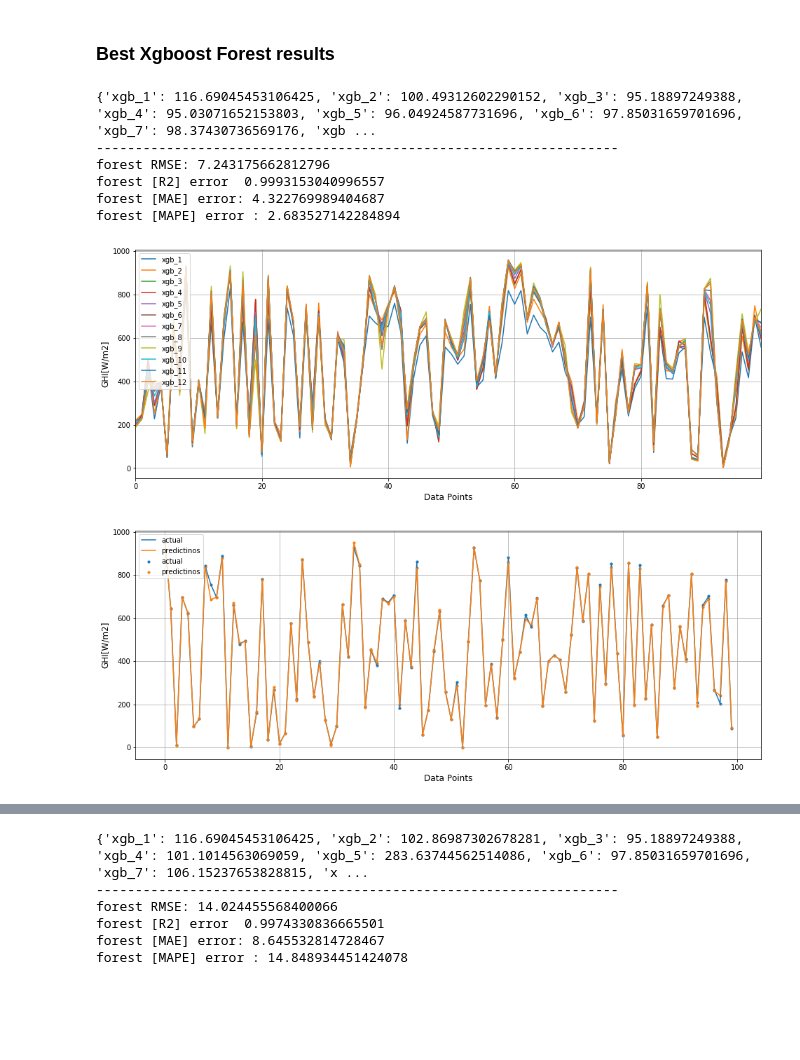
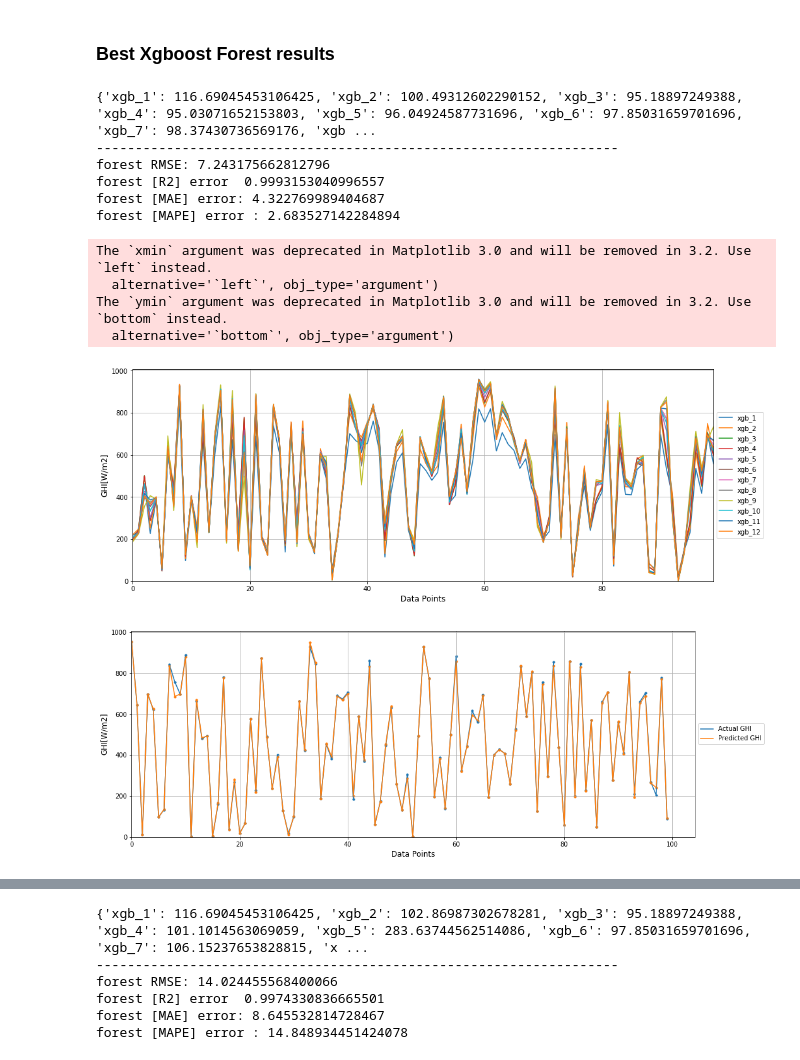
Before and after one commit to orionpax00/weather, a Jupyter notebook: src/final_results.ipynb, the cells around one changed output, grey strips where cells are left out. Drawn from its saved outputs; the diff is of its cells as text; code cells hidden in the pictures; blank space fills up the shorter version.

```diff
--- a/src/final_results.ipynb
+++ b/src/final_results.ipynb
@@ -257,40 +272,48 @@ for counter,i in enumerate(min_x_test):
 df_plot = df_pred1[0:100]
 fig, ax = plt.subplots(figsize=(16,6))
 df_plot.plot(ax=ax)
 ax.grid(True)
-ax.legend(loc='upper left',)
+ax.set_xlim(xmin=0)
+ax.set_ylim(ymin=0)
+ax.legend(loc='center left', bbox_to_anchor=(1, 0.5))
 plt.xlabel('Data Points', fontsize=12)
 plt.ylabel('GHI[W/m2]', fontsize=12)
 plt.show()
 
 
 fig, ax = plt.subplots(figsize=(16,6))
-ax.plot(original_y_test,linewidth=1.5,label="actual")
-ax.scatter(x,original_y_test,s=10,label="actual")
-ax.plot(predictinos,linewidth=1.5,label="predictinos")
-ax.scatter(x,predictinos,s=10,label="predictinos")
+ax.plot(original_y_test,linewidth=1.5,label="Actual GHI")
+ax.scatter(x,original_y_test,s=10)
+ax.plot(predictinos,linewidth=1.5,label="Predicted GHI")
+ax.scatter(x,predictinos,s=10)
 ax.grid(True)
-ax.legend(loc='upper left',)
+ax.set_xlim(xmin=0)
+ax.set_ylim(ymin=0)
+ax.legend(loc='center left', bbox_to_anchor=(1, 0.5))
 plt.xlabel('Data Points', fontsize=12)
 plt.ylabel('GHI[W/m2]', fontsize=12)
 plt.show()
 
 fig2, ax2 = pyplot.subplots(figsize=(10,8))
 corr_hm = sns.heatmap(ax=ax2,
                 data = df_pred1.corr(),
-                xticklabels=df_pred.corr().columns,
-                yticklabels=df_pred.corr().columns,
+                xticklabels=df_pred1.corr().columns,
+                yticklabels=df_pred1.corr().columns,
                 vmax=1,
                 cmap="YlGnBu",
                 annot=True,
                 linewidths=.5)
 plt.show()
 # %% [output]
 {'xgb_1': 116.69045453106425, 'xgb_2': 100.49312602290152, 'xgb_3': 95.18897249388, 'xgb_4': 95.03071652153803, 'xgb_5': 96.04924587731696, 'xgb_6': 97.85031659701696, 'xgb_7': 98.37430736569176, 'xgb ...
 -------------------------------------------------------------------
 forest RMSE: 7.243175662812796
 forest [R2] error  0.9993153040996557
 forest [MAE] error: 4.322769989404687
 forest [MAPE] error : 2.683527142284894
+The `xmin` argument was deprecated in Matplotlib 3.0 and will be removed in 3.2. Use `left` instead.
+  alternative='`left`', obj_type='argument')
+The `ymin` argument was deprecated in Matplotlib 3.0 and will be removed in 3.2. Use `bottom` instead.
+  alternative='`bottom`', obj_type='argument')
-[figure, old version]
+[figure, new version]
-[figure, old version]
+[figure, new version]
```
Also changed, not shown: parts of 20 cells of this notebook, 1 other file.
